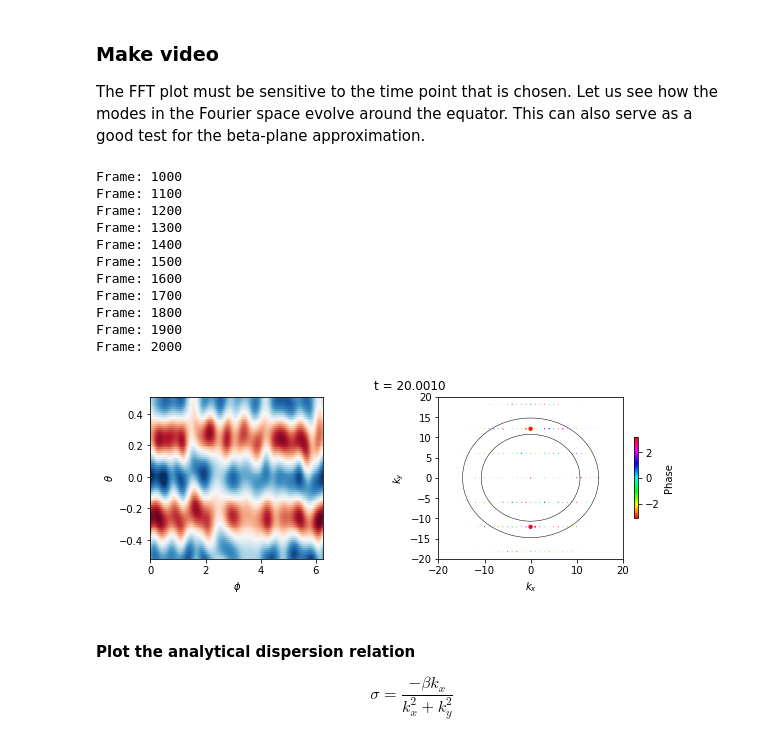
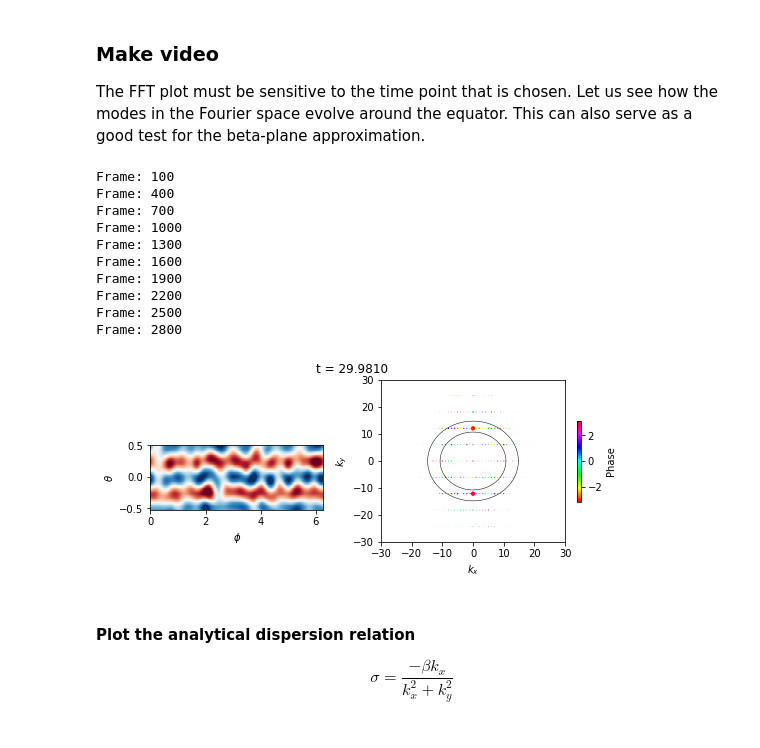
Before and after one commit to rohitsupekar/active_matter_spheres, a Jupyter notebook: scripts/jupyter/find_phase_speed.ipynb, the cells around one changed output. Cells and saved outputs as stored; diff of their text form; code cells hidden in the pictures.

Commit message:
changes to make figures/movies

```diff
--- a/scripts/jupyter/find_phase_speed.ipynb
+++ b/scripts/jupyter/find_phase_speed.ipynb
@@ -406,11 +406,11 @@ FPS = 15
 metadata = dict(title='Movie', artist='Matplotlib', comment='Movie support!')
 writer = FFMpegWriter(fps=FPS, metadata=metadata)
 edgecolor = 'k'
-axes1 = plt.axes((0.05, 0.15, 0.3, 0.75))
+axes1 = plt.axes((0.15, 0.3, 0.3, 0.3))
 axes2 = plt.axes((0.55, 0.15, 0.4, 0.75))
 
-first_frame = 1000
-last_frame = 2000
+first_frame = 1
+last_frame = 3000
 
 #plot the most unstable mode
 γ0, γ2, γ4 = get_gammas(4, 1)
@@ -420,7 +420,7 @@ k_p = np.sqrt((-γ2 + np.sqrt(γ2**2 - 4*γ0*γ4))/(2*γ4))
 
 kxkx, kyky = np.meshgrid(phi_freq, th_freq)
 mag_fac = 1e-5
-step = 5
+step = 3
 with writer.saving(fig, "../videos/sphere110_beta_plane.mp4", dpi):
 
     for i in range(first_frame, last_frame + 1, step):
@@ -444,8 +444,8 @@ with writer.saving(fig, "../videos/sphere110_beta_plane.mp4", dpi):
             #second plot
             image2 = axes2.scatter(kxkx.flatten(), kyky.flatten(), mag_fac**mag.flatten(), \
             c=phase.flatten(), edgecolor='none', cmap = 'hsv')
-            axes2.set_ylim([-20, 20])
-            axes2.set_xlim([-20, 20])
+            axes2.set_ylim([-30, 30])
+            axes2.set_xlim([-30, 30])
             clb = fig.colorbar(image2, shrink=0.5)
             clb.set_label('Phase')
             axes2.plot(k_m*np.cos(th_temp), k_m*np.sin(th_temp), 'k', linewidth=0.5)
@@ -454,41 +454,40 @@ with writer.saving(fig, "../videos/sphere110_beta_plane.mp4", dpi):
             axes2.set_ylabel(r'$k_y$')
 
             title = fig.suptitle('t = %.4f' %time)
             #plt.tight_layout()
 
 
             #image2 = plt.pcolor(phi_freq, th_freq, om_fft_abs)
             #plt.colorbar();
             #plt.clim([0.01*np.max(om_fft_abs), np.max(om_fft_abs)])
             #plt.axis('scaled')
             #plt.ylim([-50, 50]); plt.xlim([-50, 50])
 
             #plt.plot(k_m*np.cos(th_temp), k_m*np.sin(th_temp), 'k', linewidth=0.5)
             #plt.plot(k_p*np.cos(th_temp), k_p*np.sin(th_temp), 'k', linewidth=0.5)
 
         # Update plot
         else:
             image1.set_array(om[i, :, th_inds][:-1,:-1].ravel())
             image2.set_sizes(mag_fac*mag.flatten())
             image2.set_array(phase.flatten())
 
             title.set_text('t = %.4f' %time)
 
 
         writer.grab_frame()
 # %% [output]
+Frame: 100
+Frame: 400
+Frame: 700
 Frame: 1000
-Frame: 1100
-Frame: 1200
 Frame: 1300
-Frame: 1400
-Frame: 1500
 Frame: 1600
-Frame: 1700
-Frame: 1800
 Frame: 1900
-Frame: 2000
+Frame: 2200
+Frame: 2500
+Frame: 2800
-[figure, old version]
+[figure, new version]
 # %%
 theta_window = 60 #total window size over which to do fft
 lat = (np.pi/2 - theta) * 180 / np.pi
```
Also changed, not shown: 4 other files.
